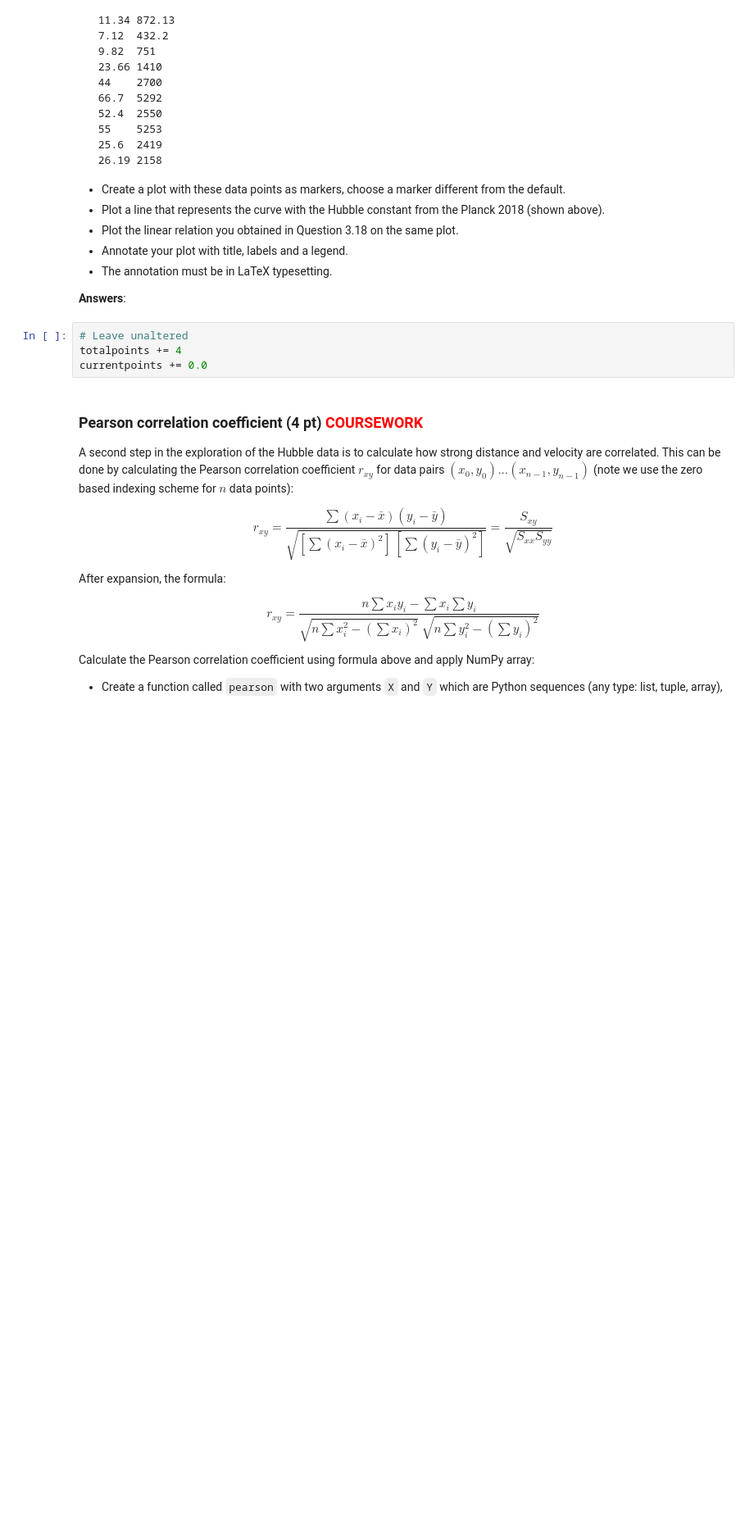
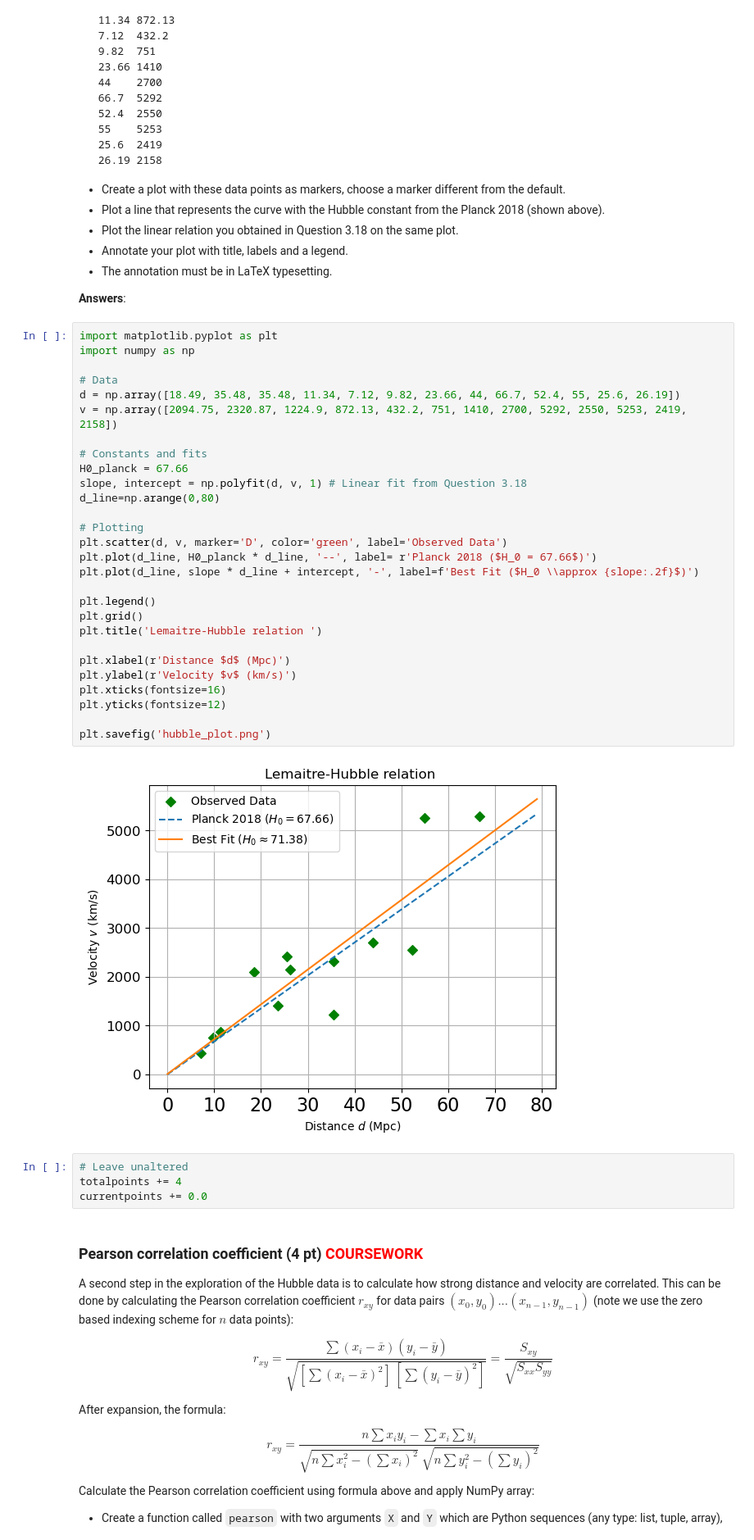
Before and after one commit to Dhanish06-newbie/PROGNUM-repo, a Jupyter notebook: Week3/S6221785_Coursework3.ipynb, the cells around one changed output. Shown at 82% size. Cells and saved outputs as stored; diff of their text form; blank space fills up the shorter version.

```diff
--- a/Week3/S6221785_Coursework3.ipynb
+++ b/Week3/S6221785_Coursework3.ipynb
@@ -214,6 +275,36 @@ The distances are in the first column of the table:
 * The annotation must be in LaTeX typesetting.
 
 **Answers**:
+# %%
+import matplotlib.pyplot as plt
+import numpy as np
+
+# Data
+d = np.array([18.49, 35.48, 35.48, 11.34, 7.12, 9.82, 23.66, 44, 66.7, 52.4, 55, 25.6, 26.19])
+v = np.array([2094.75, 2320.87, 1224.9, 872.13, 432.2, 751, 1410, 2700, 5292, 2550, 5253, 2419, 2158])
+
+# Constants and fits
+H0_planck = 67.66
+slope, intercept = np.polyfit(d, v, 1) # Linear fit from Question 3.18
+d_line=np.arange(0,80)
+
+# Plotting
+plt.scatter(d, v, marker='D', color='green', label='Observed Data')
+plt.plot(d_line, H0_planck * d_line, '--', label= r'Planck 2018 ($H_0 = 67.66$)')
+plt.plot(d_line, slope * d_line + intercept, '-', label=f'Best Fit ($H_0 \\approx {slope:.2f}$)')
+
+plt.legend()
+plt.grid()
+plt.title('Lemaitre-Hubble relation ')
+
+plt.xlabel(r'Distance $d$ (Mpc)')
+plt.ylabel(r'Velocity $v$ (km/s)')
+plt.xticks(fontsize=16)
+plt.yticks(fontsize=12)
+
+plt.savefig('hubble_plot.png')
+# %% [output]
+[figure, added]
 # %%
 # Leave unaltered
 totalpoints += 4
```
Also changed, not shown: parts of 10 cells of this notebook, 29 other files.
